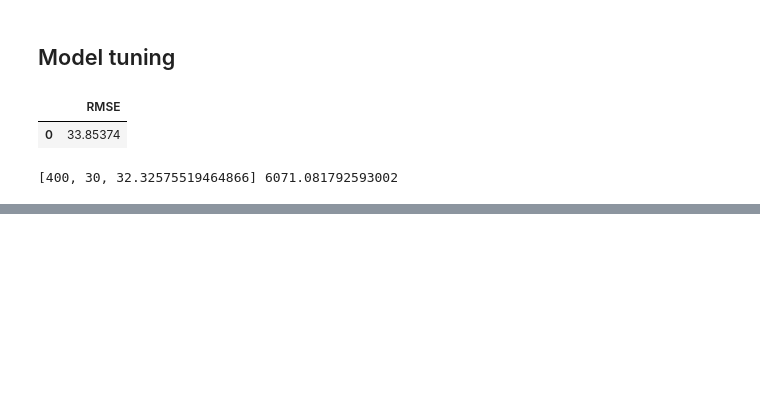
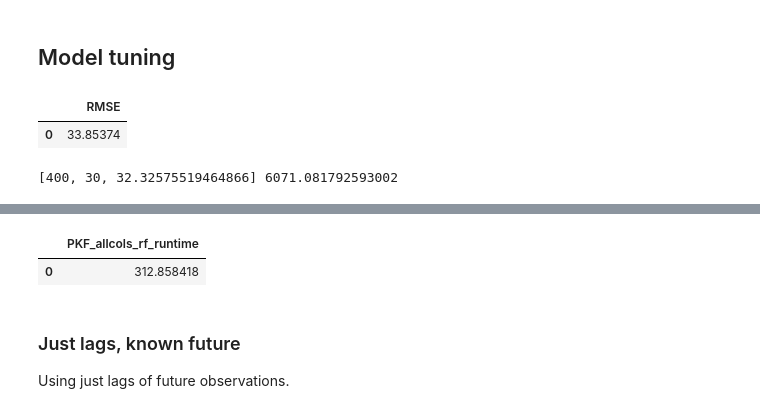
Before and after one commit to RamiroArribas/People_traffic_forecasting, a Jupyter notebook: Modeling/RandomForest_results_farming_Maragall.ipynb, the cells around one changed output, grey strips where cells are left out. Cells and saved outputs as stored; diff of their text form; code cells hidden in the pictures; blank space fills up the shorter version.

```diff
--- a/Modeling/RandomForest_results_farming_Maragall.ipynb
+++ b/Modeling/RandomForest_results_farming_Maragall.ipynb
@@ -351,0 +199,10 @@ RF_tuning_runtime = end_RF_tune - start_RF_tune
+# %%
+rf_runtime_df = rf_runtime_PKF_allcols
+rf_runtime_df.head()
+# %% [output]
+|  | PKF_allcols_rf_runtime |
+| 0 | 312.858418 |
+# %% [markdown]
+### Just lags, known future
+
+Using just lags of future observations.
```
Also changed, not shown: parts of 55 cells of this notebook, 1 other file.
